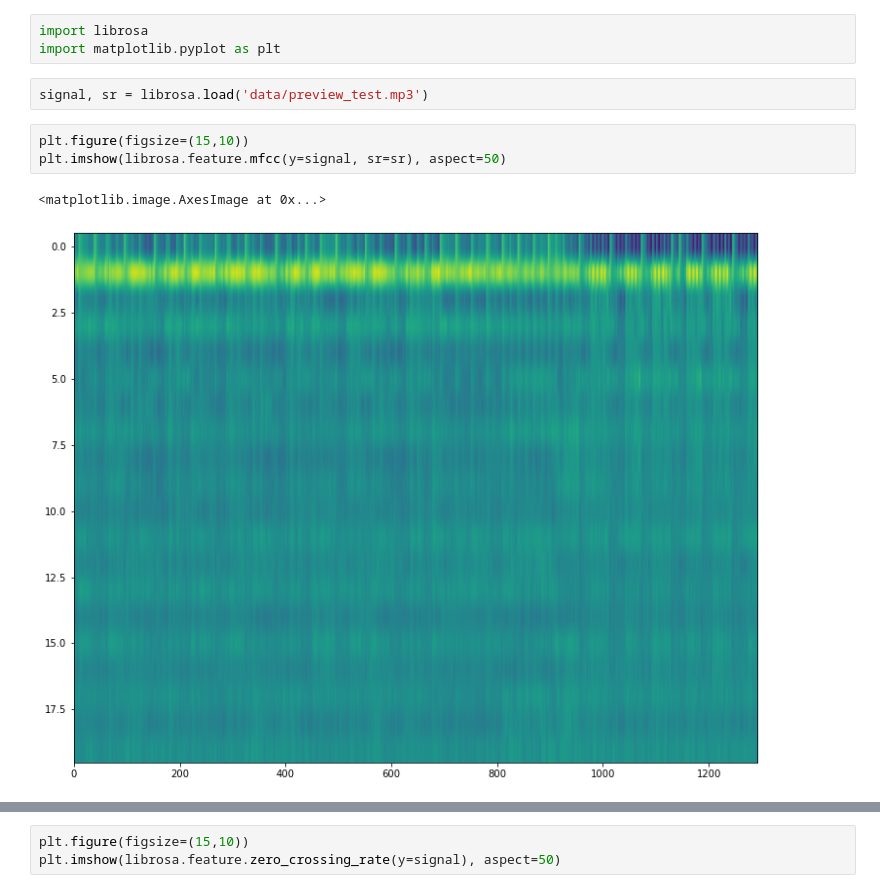
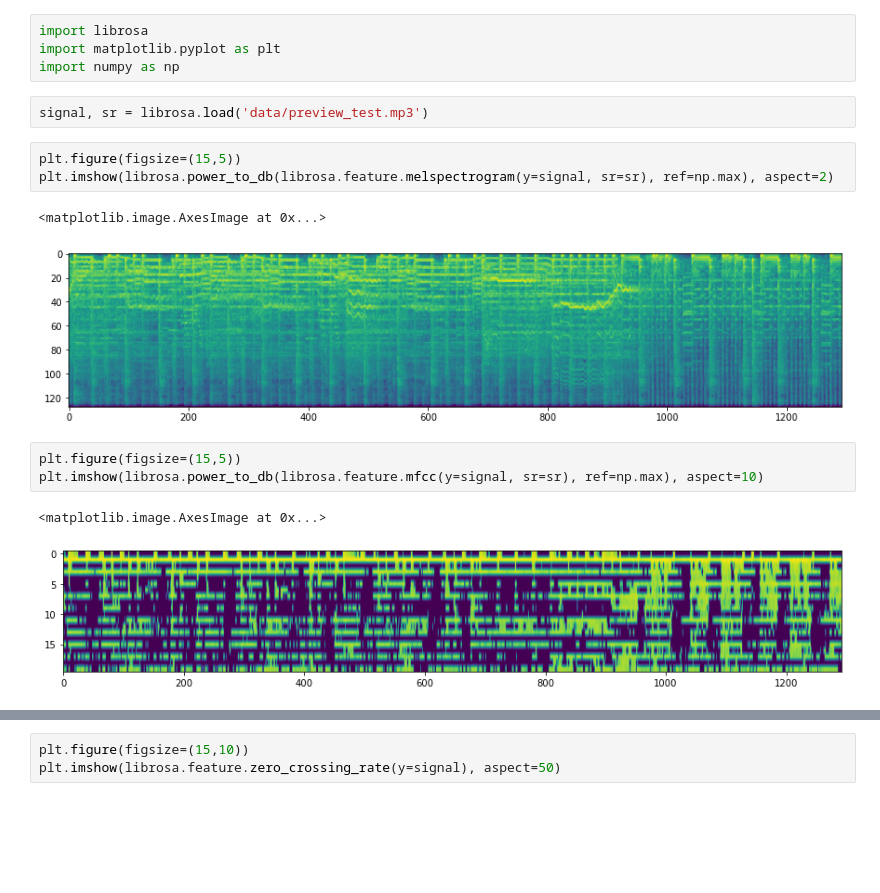
Before and after one commit to rollingstorms/Sound-Content-Music-Recommendation-System, a Jupyter notebook: Initial Audio Feature EDA.ipynb, the cells around one changed output, grey strips where cells are left out. Cells and saved outputs as stored; diff of their text form; blank space fills up the shorter version.

```diff
--- a/Initial Audio Feature EDA.ipynb
+++ b/Initial Audio Feature EDA.ipynb
@@ -1,12 +1,19 @@
 # %%
 import librosa
 import matplotlib.pyplot as plt
+import numpy as np
 # %%
 signal, sr = librosa.load('data/preview_test.mp3')
+# %%
+plt.figure(figsize=(15,5))
+plt.imshow(librosa.power_to_db(librosa.feature.melspectrogram(y=signal, sr=sr), ref=np.max), aspect=2)
+# %% [output]
+<matplotlib.image.AxesImage at 0x...>
+[figure, added]
 # %%
-plt.figure(figsize=(15,10))
-plt.imshow(librosa.feature.mfcc(y=signal, sr=sr), aspect=50)
+plt.figure(figsize=(15,5))
+plt.imshow(librosa.power_to_db(librosa.feature.mfcc(y=signal, sr=sr), ref=np.max), aspect=10)
 # %% [output]
 <matplotlib.image.AxesImage at 0x...>
-[figure, old version]
+[figure, new version]
 # %%
```
Also changed, not shown: parts of 2 cells of this notebook, 18 other files.
